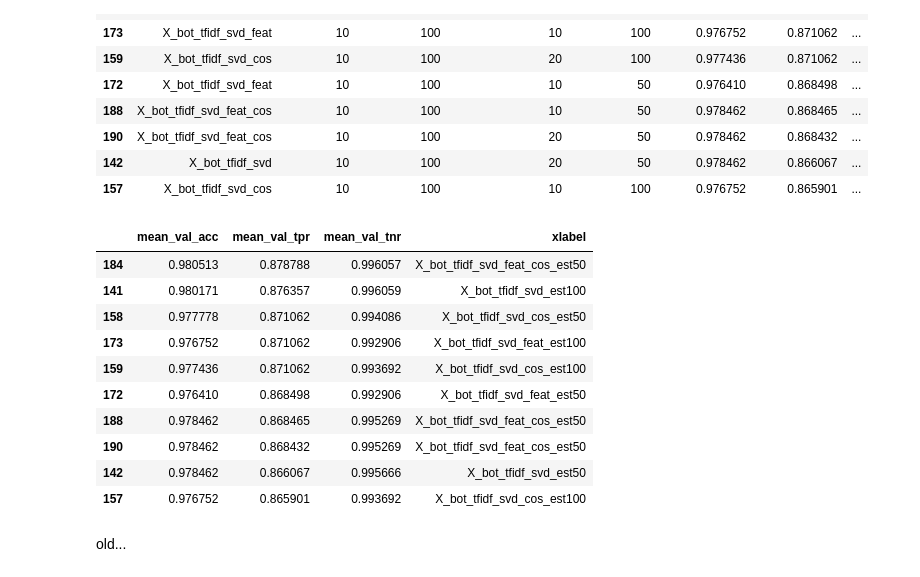
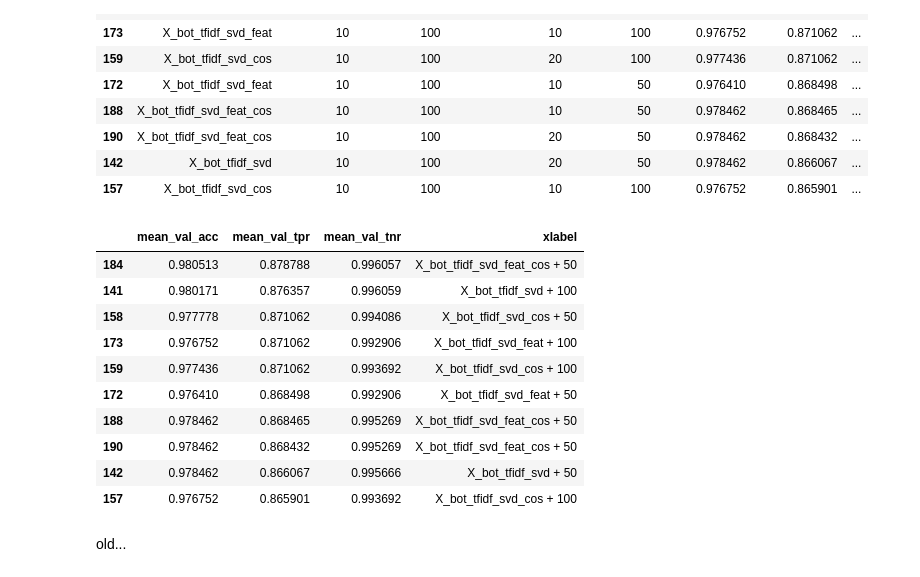
Before and after one commit to BigBangData/NaturalLanguageProcessing, a Jupyter notebook: TextAnalyticsWithR/12_RandomForests_3.ipynb, the cells around one changed output. Cells and saved outputs as stored; diff of their text form; code cells hidden in the pictures.

```diff
--- a/TextAnalyticsWithR/12_RandomForests_3.ipynb
+++ b/TextAnalyticsWithR/12_RandomForests_3.ipynb
@@ -31,6 +31,6 @@ day, T = str(dt_object).split('.')[0].split(' ')
 print('Revised on: ' + day)
 
 dir_path = os.path.join("data","3_modeling")
-file_path = os.path.join(dir_path, "01032020_rf_gridsearches_testparams.joblib")
+file_path = os.path.join(dir_path, "01032021_rf_gridsearches_testparams.joblib")
 gridsearch_clf = joblib.load(file_path)
 # %% [output]
@@ -94,20 +94,20 @@ top_tpr
 | 157 | X_bot_tfidf_svd_cos | 10 | 100 | 10 | 100 | 0.976752 | 0.865901 | ... |
 # %%
 # concatenate representation and n_estimators for plt.xlabel
-top_tpr['xlabel'] = top_tpr.agg(lambda x: f"{x['representation']}_est{x['n_estimators']}", axis=1)
+top_tpr['xlabel'] = top_tpr.agg(lambda x: f"{x['representation']} + {x['n_estimators']}", axis=1)
 top_tpr.iloc[:,5:]
 # %% [output]
 |  | mean_val_acc | mean_val_tpr | mean_val_tnr | xlabel |
-| 184 | 0.980513 | 0.878788 | 0.996057 | X_bot_tfidf_svd_feat_cos_est50 |
-| 141 | 0.980171 | 0.876357 | 0.996059 | X_bot_tfidf_svd_est100 |
-| 158 | 0.977778 | 0.871062 | 0.994086 | X_bot_tfidf_svd_cos_est50 |
-| 173 | 0.976752 | 0.871062 | 0.992906 | X_bot_tfidf_svd_feat_est100 |
-| 159 | 0.977436 | 0.871062 | 0.993692 | X_bot_tfidf_svd_cos_est100 |
-| 172 | 0.976410 | 0.868498 | 0.992906 | X_bot_tfidf_svd_feat_est50 |
-| 188 | 0.978462 | 0.868465 | 0.995269 | X_bot_tfidf_svd_feat_cos_est50 |
-| 190 | 0.978462 | 0.868432 | 0.995269 | X_bot_tfidf_svd_feat_cos_est50 |
-| 142 | 0.978462 | 0.866067 | 0.995666 | X_bot_tfidf_svd_est50 |
-| 157 | 0.976752 | 0.865901 | 0.993692 | X_bot_tfidf_svd_cos_est100 |
+| 184 | 0.980513 | 0.878788 | 0.996057 | X_bot_tfidf_svd_feat_cos + 50 |
+| 141 | 0.980171 | 0.876357 | 0.996059 | X_bot_tfidf_svd + 100 |
+| 158 | 0.977778 | 0.871062 | 0.994086 | X_bot_tfidf_svd_cos + 50 |
+| 173 | 0.976752 | 0.871062 | 0.992906 | X_bot_tfidf_svd_feat + 100 |
+| 159 | 0.977436 | 0.871062 | 0.993692 | X_bot_tfidf_svd_cos + 100 |
+| 172 | 0.976410 | 0.868498 | 0.992906 | X_bot_tfidf_svd_feat + 50 |
+| 188 | 0.978462 | 0.868465 | 0.995269 | X_bot_tfidf_svd_feat_cos + 50 |
+| 190 | 0.978462 | 0.868432 | 0.995269 | X_bot_tfidf_svd_feat_cos + 50 |
+| 142 | 0.978462 | 0.866067 | 0.995666 | X_bot_tfidf_svd + 50 |
+| 157 | 0.976752 | 0.865901 | 0.993692 | X_bot_tfidf_svd_cos + 100 |
 # %% [markdown]
 old...
 # %%
```
Also changed, not shown: parts of 1 cell of this notebook, 2 other files.
